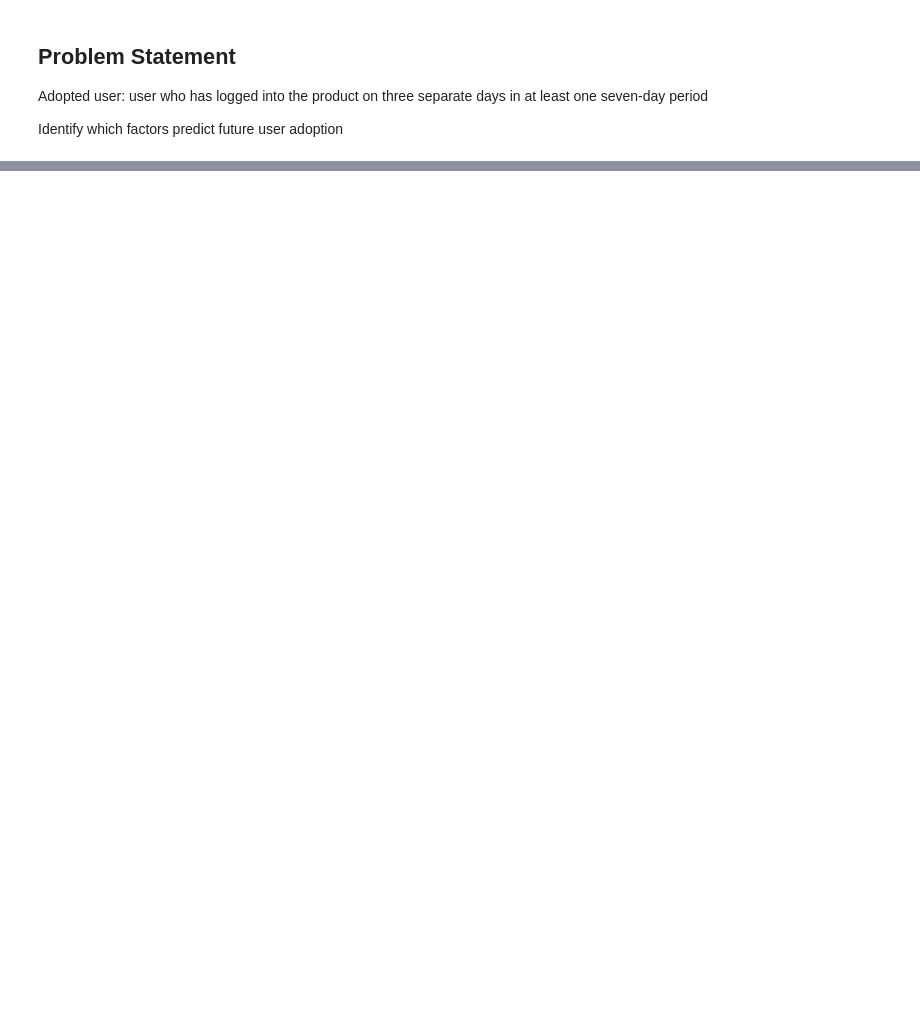
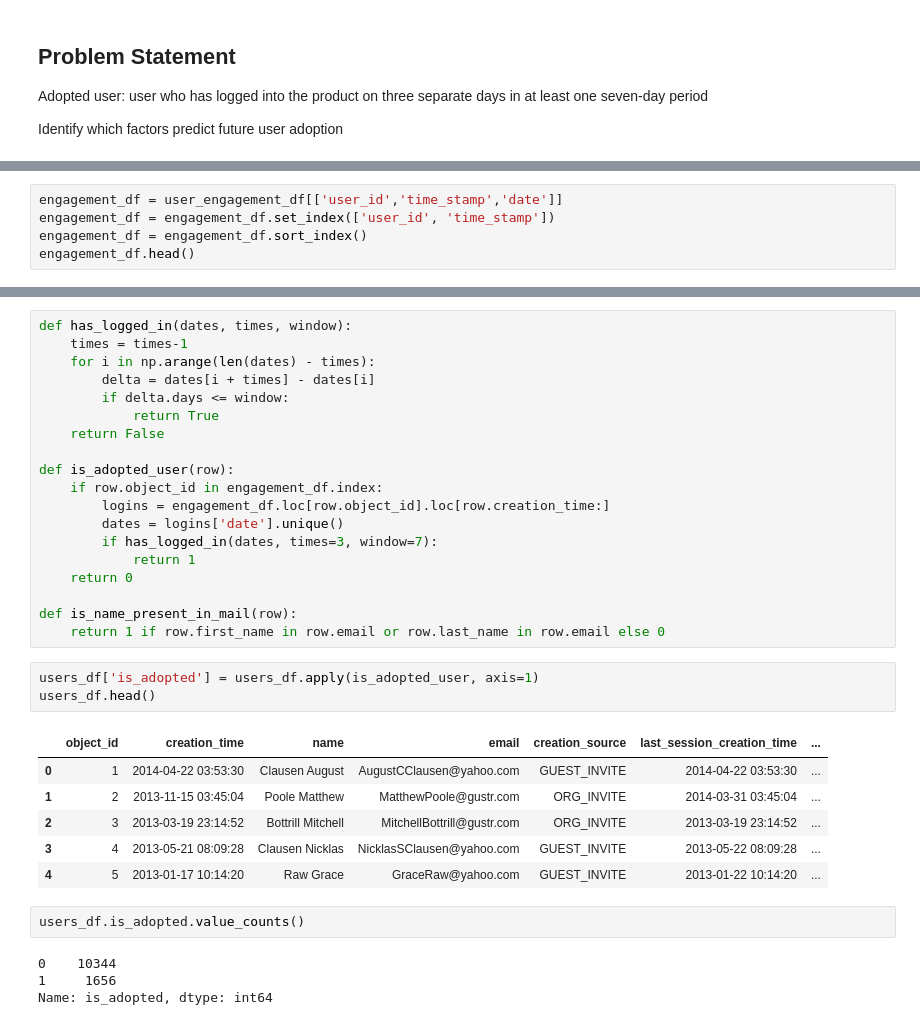
Before and after one commit to aliborji/springboard-mini-projects, a Jupyter notebook: relax_challenge/relax_challenge.ipynb, the cells around one changed output, grey strips where cells are left out. Drawn from its saved outputs; the diff is of its cells as text; blank space fills up the shorter version.

Commit message:
first cut of solution

```diff
--- a/relax_challenge/relax_challenge.ipynb
+++ b/relax_challenge/relax_challenge.ipynb
@@ -64,0 +81,5 @@ memory usage: 4.8 MB
+# %%
+engagement_df = user_engagement_df[['user_id','time_stamp','date']]
+engagement_df = engagement_df.set_index(['user_id', 'time_stamp'])
+engagement_df = engagement_df.sort_index()
+engagement_df.head()
@@ -64,0 +94,35 @@ memory usage: 4.8 MB
+# %%
+def has_logged_in(dates, times, window):
+    times = times-1
+    for i in np.arange(len(dates) - times):
+        delta = dates[i + times] - dates[i]
+        if delta.days <= window:
+            return True
+    return False
+
+def is_adopted_user(row):
+    if row.object_id in engagement_df.index:
+        logins = engagement_df.loc[row.object_id].loc[row.creation_time:]
+        dates = logins['date'].unique()
+        if has_logged_in(dates, times=3, window=7):
+            return 1
+    return 0
+
+def is_name_present_in_mail(row):
+    return 1 if row.first_name in row.email or row.last_name in row.email else 0
+# %%
+users_df['is_adopted'] = users_df.apply(is_adopted_user, axis=1)
+users_df.head()
+# %% [output]
+|  | object_id | creation_time | name | email | creation_source | last_session_creation_time | ... |
+| 0 | 1 | 2014-04-22 03:53:30 | Clausen August | AugustCClausen@yahoo.com | GUEST_INVITE | 2014-04-22 03:53:30 | ... |
+| 1 | 2 | 2013-11-15 03:45:04 | Poole Matthew | MatthewPoole@gustr.com | ORG_INVITE | 2014-03-31 03:45:04 | ... |
+| 2 | 3 | 2013-03-19 23:14:52 | Bottrill Mitchell | MitchellBottrill@gustr.com | ORG_INVITE | 2013-03-19 23:14:52 | ... |
+| 3 | 4 | 2013-05-21 08:09:28 | Clausen Nicklas | NicklasSClausen@yahoo.com | GUEST_INVITE | 2013-05-22 08:09:28 | ... |
+| 4 | 5 | 2013-01-17 10:14:20 | Raw Grace | GraceRaw@yahoo.com | GUEST_INVITE | 2013-01-22 10:14:20 | ... |
+# %%
+users_df.is_adopted.value_counts()
+# %% [output]
+0    10344
+1     1656
+Name: is_adopted, dtype: int64
```
Also changed, not shown: parts of 18 cells of this notebook.
